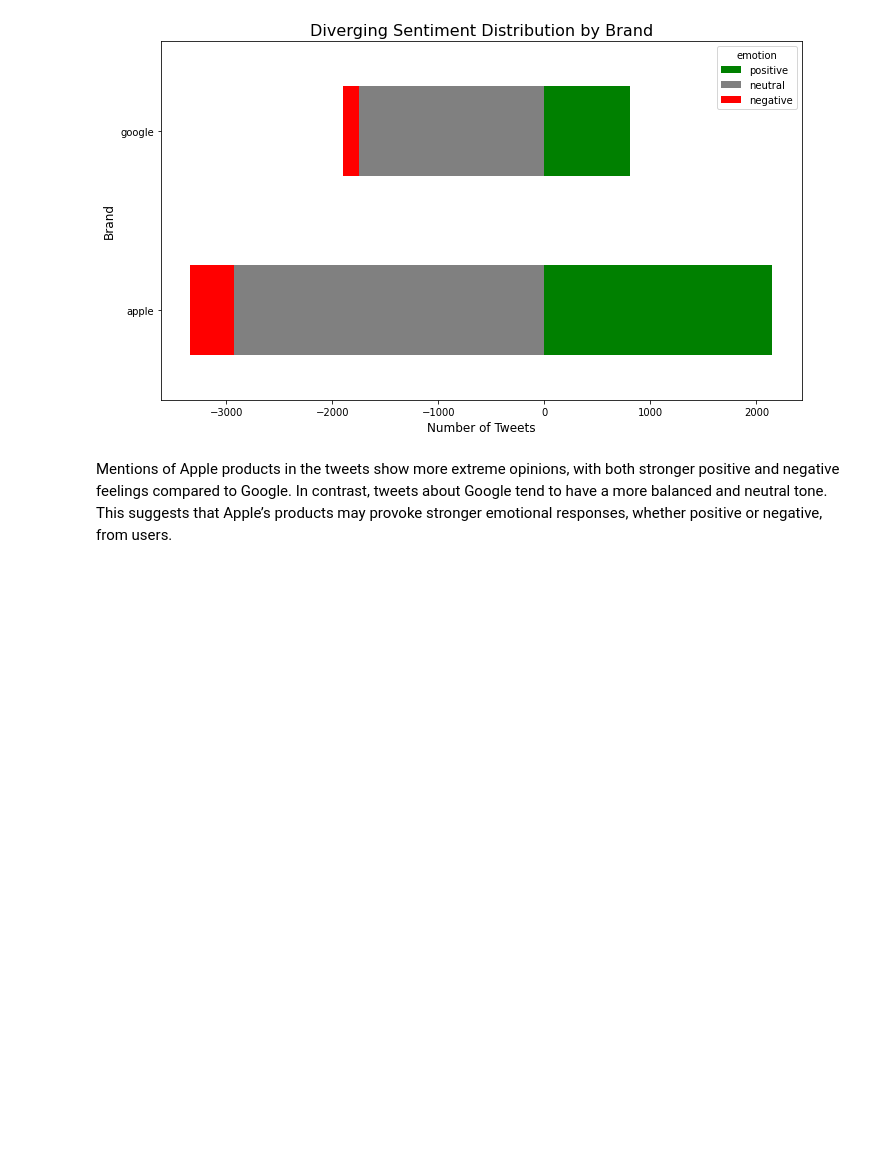
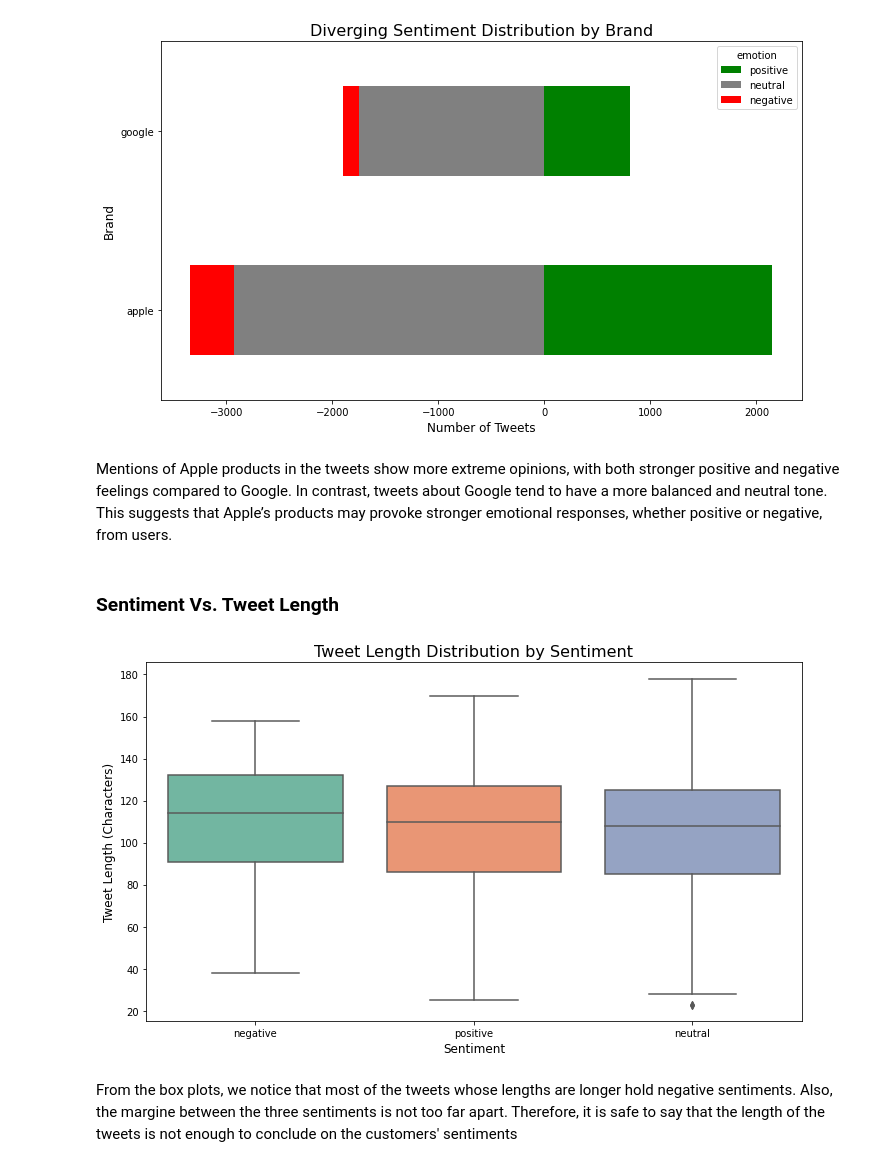
Before and after one commit to KImondorose/Deciphering-the-Public-Opinion-on-Apple, a Jupyter notebook: work_in_progress/dave.ipynb, the cells around one changed output. Saved outputs shown, nothing was run; the diff lists cells and outputs as text; code cells hidden in the pictures; blank space fills up the shorter version.

Commit message:
Plotting a boxplot to visualize tweet length by sentiment

```diff
--- a/work_in_progress/dave.ipynb
+++ b/work_in_progress/dave.ipynb
@@ -374,3 +374,23 @@ plt.show()
 [figure]
 # %% [markdown]
 Mentions of Apple products in the tweets show more extreme opinions, with both stronger positive and negative feelings compared to Google. In contrast, tweets about Google tend to have a more balanced and neutral tone. This suggests that Apple’s products may provoke stronger emotional responses, whether positive or negative, from users.
+# %% [markdown]
+### Sentiment Vs. Tweet Length
+# %%
+
+# Plotting a boxplot to visualize tweet length by sentiment
+df['tweet_length'] = df['tweet'].str.len()
+
+plt.figure(figsize=(10, 6))
+sns.boxplot(x='emotion', y='tweet_length', data=df, palette="Set2")
+
+plt.title('Tweet Length Distribution by Sentiment', fontsize=16)
+plt.xlabel('Sentiment', fontsize=12)
+plt.ylabel('Tweet Length (Characters)', fontsize=12)
+
+plt.tight_layout()
+plt.show()
+# %% [output]
+[figure, added]
+# %% [markdown]
+From the box plots, we notice that most of the tweets whose lengths are longer hold negative sentiments. Also, the margine between the three sentiments is not too far apart. Therefore, it is safe to say that the length of the tweets is not enough to conclude on the customers' sentiments
```
